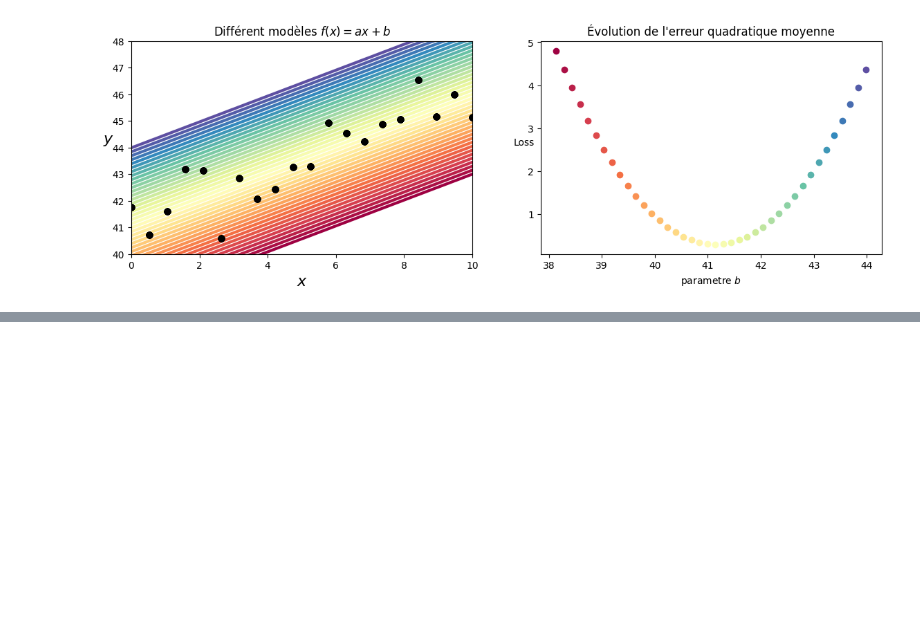
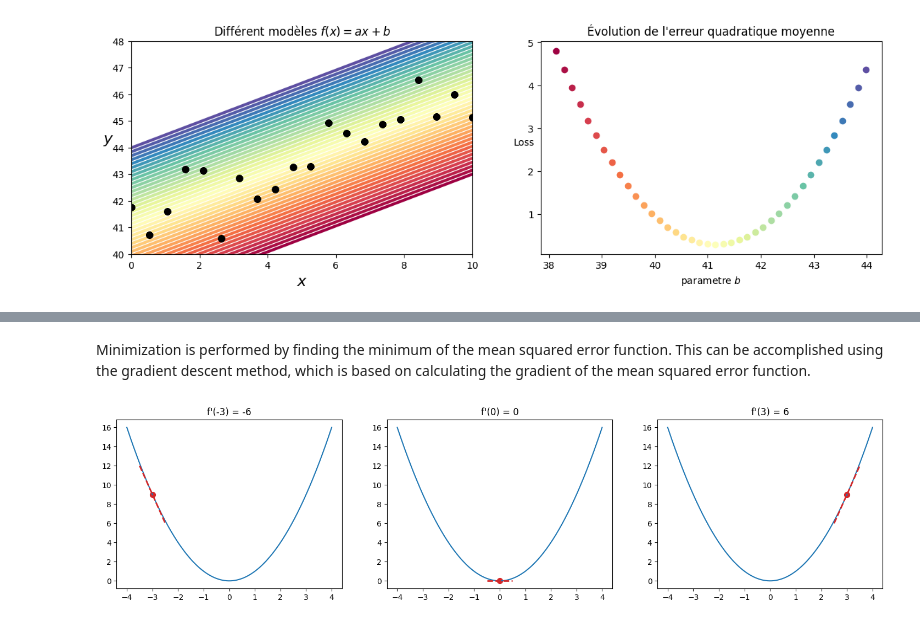
Before and after one commit to cruchau/machine_learning, a Jupyter notebook: linear_model/regression/least_squares_method.ipynb, the cells around one changed output, grey strips where cells are left out. Saved outputs shown, nothing was run; the diff lists cells and outputs as text; code cells hidden in the pictures; blank space fills up the shorter version.

```diff
--- a/linear_model/regression/least_squares_method.ipynb
+++ b/linear_model/regression/least_squares_method.ipynb
@@ -109,0 +157,39 @@ plt.show()
+# %% [markdown]
+Minimization is performed by finding the minimum of the mean squared error function. This can be accomplished using the gradient descent method, which is based on calculating the gradient of the mean squared error function.
+# %%
+# Define parabola
+def f(x):
+    return x**2
+
+# Define parabola derivative
+def slope(x):
+    return 2*x
+
+# Define x data range for parabola
+x = np.linspace(-4,4,200)
+
+# Choose point to plot tangent line
+# x1 = 3
+# y1 = f(x1)
+
+# Define tangent line
+# y = m*(x - x1) + y1
+def line(x, x1, y1):
+    return slope(x1)*(x - x1) + y1
+
+# Define x data range for tangent line
+# xrange = np.linspace(x1-1, x1+1, 10)
+
+# Plot the figure
+fig, ax = plt.subplots(1, 3, figsize=(18, 4))
+xs = [-3, 0, 3]
+for i in range(3):
+  x1 = xs[i]
+  y1 = f(x1)
+  xrange = np.linspace(x1-0.5, x1+0.5, 10)
+  ax[i].plot(x, f(x))
+  ax[i].scatter(x1, y1, color='C3', s=50)
+  ax[i].plot(xrange, line(xrange, x1, y1), 'C3--', linewidth = 2)
+  ax[i].set_title(f'f\'({x1}) = {2*x1}')
+# %% [output]
+[figure, added]
```
Also changed, not shown: parts of 4 cells of this notebook.
